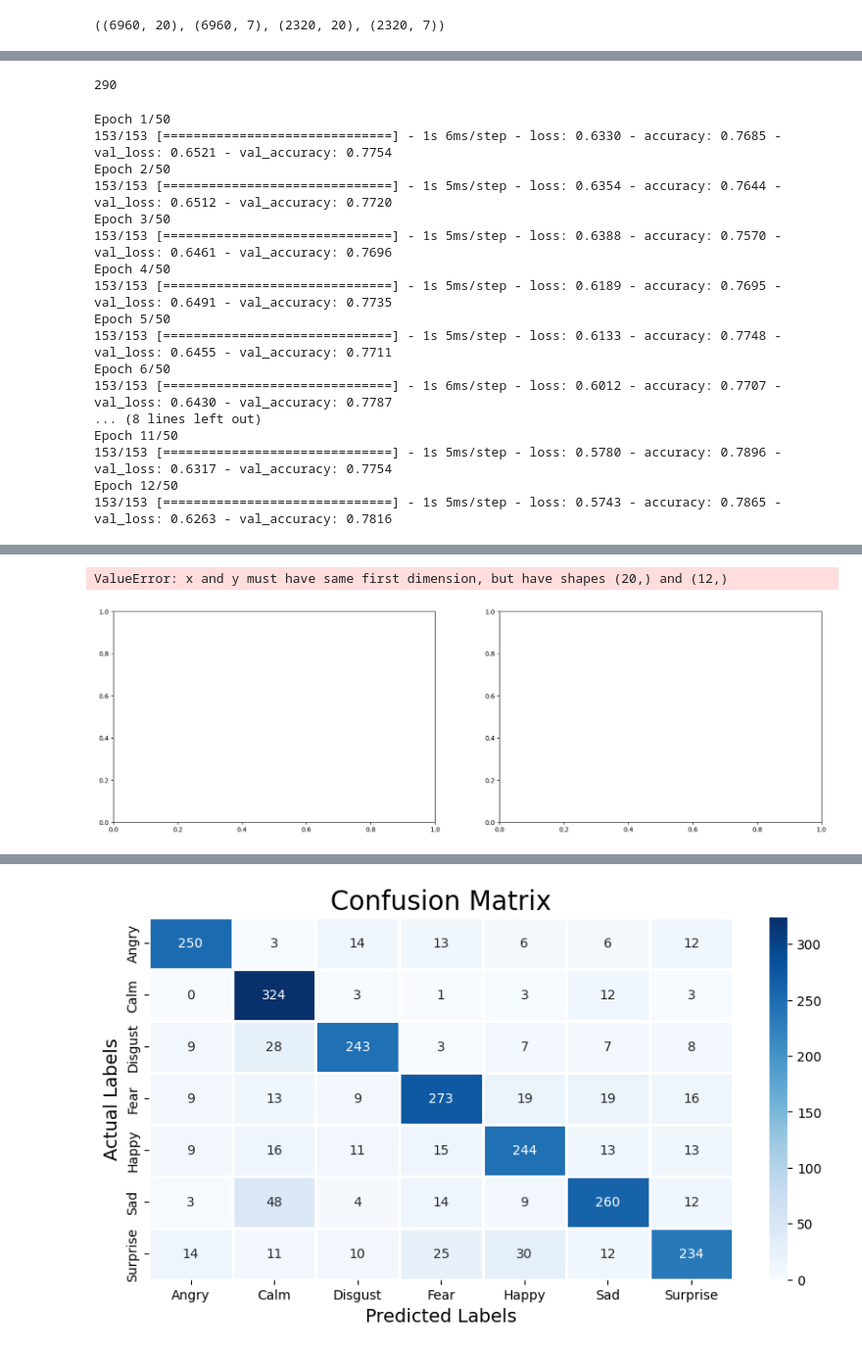
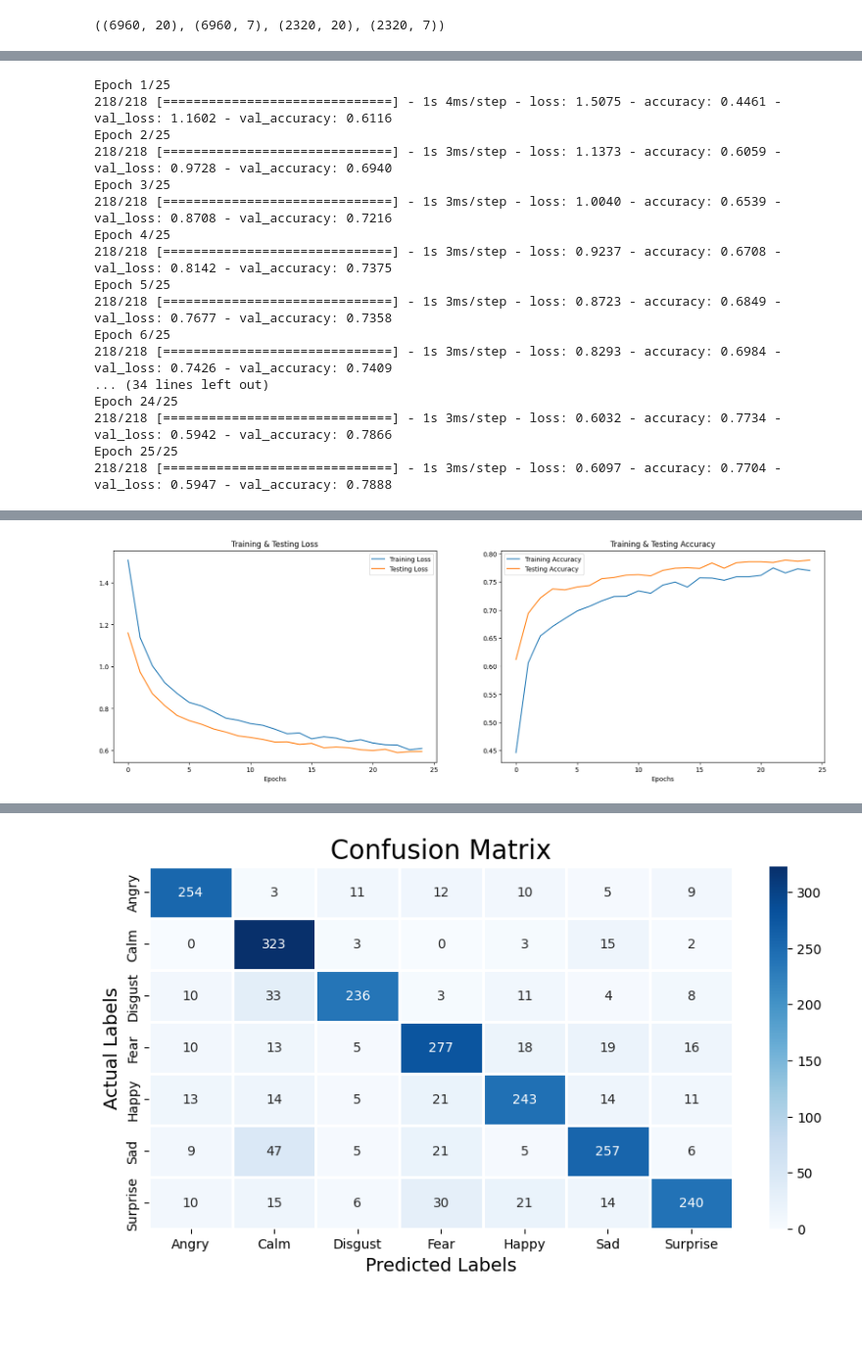
Before and after one commit to deepmAInd/empathic-art, a Jupyter notebook: src/modeling/Modeling Notebook ANN.ipynb, the cells around one changed output, grey strips where cells are left out. Shown at 98% size. Cells and saved outputs as stored; diff of their text form; code cells hidden in the pictures; blank space fills up the shorter version.

Commit message:
fix the error on the evaluation graph

```diff
--- a/src/modeling/Modeling Notebook ANN.ipynb
+++ b/src/modeling/Modeling Notebook ANN.ipynb
@@ -250,9 +250,3 @@ Total params: 72,967
 Trainable params: 72,967
 Non-trainable params: 0
 _________________________________________________________________
-# %%
-batch_size = 32
-steps_per_epoch = X.shape[0] // batch_size
-print(steps_per_epoch)
-# %% [output]
-290
@@ -261,49 +253,47 @@ from keras.callbacks import ModelCheckpoint, EarlyStopping
 # %%
 history = model_ann.fit(X_train, y_train,
-                        batch_size=batch_size,
-                        epochs=50,
-                        validation_split=0.3,
-                        callbacks = [EarlyStopping(monitor='val_loss', patience=2),
-                                     ModelCheckpoint(filepath='best_model.h5', monitor='val_loss', save_best_only=True)],
+                        batch_size=32,
+                        epochs=25,
+                        validation_data=(X_test,y_test),
                         verbose=1)
 # %% [output]
-Epoch 1/50
-153/153 [==============================] - 1s 6ms/step - loss: 0.6330 - accuracy: 0.7685 - val_loss: 0.6521 - val_accuracy: 0.7754
-Epoch 2/50
-153/153 [==============================] - 1s 5ms/step - loss: 0.6354 - accuracy: 0.7644 - val_loss: 0.6512 - val_accuracy: 0.7720
-Epoch 3/50
-153/153 [==============================] - 1s 5ms/step - loss: 0.6388 - accuracy: 0.7570 - val_loss: 0.6461 - val_accuracy: 0.7696
-Epoch 4/50
-153/153 [==============================] - 1s 5ms/step - loss: 0.6189 - accuracy: 0.7695 - val_loss: 0.6491 - val_accuracy: 0.7735
-Epoch 5/50
-153/153 [==============================] - 1s 5ms/step - loss: 0.6133 - accuracy: 0.7748 - val_loss: 0.6455 - val_accuracy: 0.7711
-Epoch 6/50
-153/153 [==============================] - 1s 6ms/step - loss: 0.6012 - accuracy: 0.7707 - val_loss: 0.6430 - val_accuracy: 0.7787
-... (8 lines left out)
-Epoch 11/50
-153/153 [==============================] - 1s 5ms/step - loss: 0.5780 - accuracy: 0.7896 - val_loss: 0.6317 - val_accuracy: 0.7754
-Epoch 12/50
-153/153 [==============================] - 1s 5ms/step - loss: 0.5743 - accuracy: 0.7865 - val_loss: 0.6263 - val_accuracy: 0.7816
+Epoch 1/25
+218/218 [==============================] - 1s 4ms/step - loss: 1.5075 - accuracy: 0.4461 - val_loss: 1.1602 - val_accuracy: 0.6116
+Epoch 2/25
+218/218 [==============================] - 1s 3ms/step - loss: 1.1373 - accuracy: 0.6059 - val_loss: 0.9728 - val_accuracy: 0.6940
+Epoch 3/25
+218/218 [==============================] - 1s 3ms/step - loss: 1.0040 - accuracy: 0.6539 - val_loss: 0.8708 - val_accuracy: 0.7216
+Epoch 4/25
+218/218 [==============================] - 1s 3ms/step - loss: 0.9237 - accuracy: 0.6708 - val_loss: 0.8142 - val_accuracy: 0.7375
+Epoch 5/25
+218/218 [==============================] - 1s 3ms/step - loss: 0.8723 - accuracy: 0.6849 - val_loss: 0.7677 - val_accuracy: 0.7358
+Epoch 6/25
+218/218 [==============================] - 1s 3ms/step - loss: 0.8293 - accuracy: 0.6984 - val_loss: 0.7426 - val_accuracy: 0.7409
+... (34 lines left out)
+Epoch 24/25
+218/218 [==============================] - 1s 3ms/step - loss: 0.6032 - accuracy: 0.7734 - val_loss: 0.5942 - val_accuracy: 0.7866
+Epoch 25/25
+218/218 [==============================] - 1s 3ms/step - loss: 0.6097 - accuracy: 0.7704 - val_loss: 0.5947 - val_accuracy: 0.7888
 # %%
 print("Accuracy of the model on test data : " , model_ann.evaluate(X_test,y_test)[1]*100 , "%")
 
-epochs = [i for i in range(20)]
+epochs = [i for i in range(25)]
 fig , ax = plt.subplots(1,2)
-train_acc = history.history['accuracy']
-train_loss = history.history['loss']
-test_acc = history.history['val_accuracy']
-test_loss = history.history['val_loss']
+train_acc = history.history["accuracy"]
+train_loss = history.history["loss"]
+test_acc = history.history["val_accuracy"]
+test_loss = history.history["val_loss"]
 
 fig.set_size_inches(20,6)
-ax[0].plot(epochs , train_loss , label = 'Training Loss')
-ax[0].plot(epochs , test_loss , label = 'Testing Loss')
-ax[0].set_title('Training & Testing Loss')
+ax[0].plot(epochs , train_loss , label = "Training Loss")
+ax[0].plot(epochs , test_loss , label = "Testing Loss")
+ax[0].set_title("Training & Testing Loss")
 ax[0].legend()
 ax[0].set_xlabel("Epochs")
 
-ax[1].plot(epochs , train_acc , label = 'Training Accuracy')
-ax[1].plot(epochs , test_acc , label = 'Testing Accuracy')
-ax[1].set_title('Training & Testing Accuracy')
+ax[1].plot(epochs , train_acc , label = "Training Accuracy")
+ax[1].plot(epochs , test_acc , label = "Testing Accuracy")
+ax[1].set_title("Training & Testing Accuracy")
 ax[1].legend()
 ax[1].set_xlabel("Epochs")
 plt.show()
@@ -313,2 +303 @@ Accuracy of the model on test data :  78.79310250282288 %
-ValueError: x and y must have same first dimension, but have shapes (20,) and (12,)
-[figure, old version]
+[figure, new version]
```
Also changed, not shown: parts of 8 cells of this notebook.
